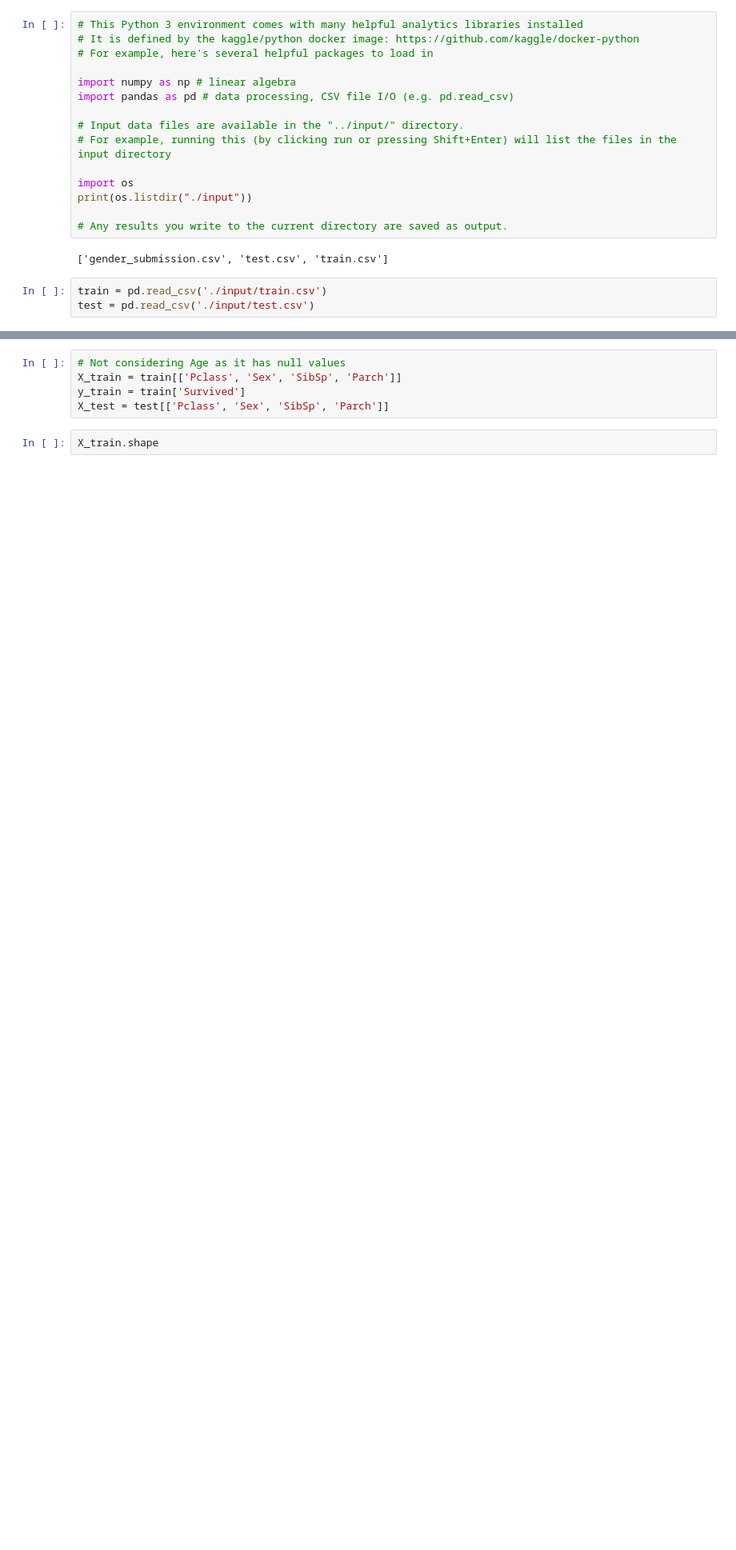
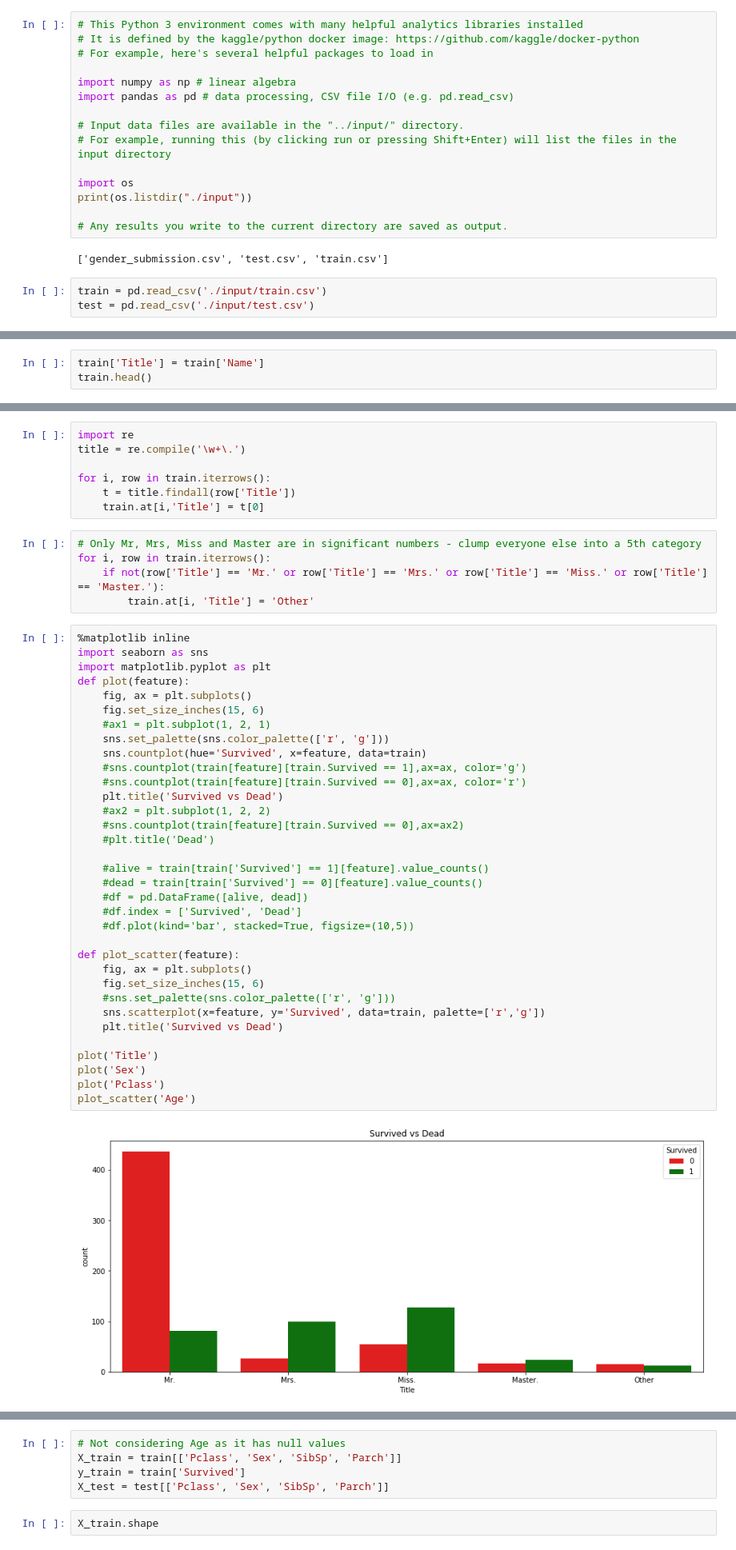
Before and after one commit to hsaikia/Kaggle-notebooks, a Jupyter notebook: titanic/titanic.ipynb, the cells around one changed output, grey strips where cells are left out. Shown: that part at 80% size. Saved outputs shown, nothing was run; the diff lists cells and outputs as text; blank space fills up the shorter version.

Commit message:
Visualizing some more

```diff
--- a/titanic/titanic.ipynb
+++ b/titanic/titanic.ipynb
@@ -29,0 +30,3 @@ test.head()
+# %%
+train['Title'] = train['Name']
+train.head()
@@ -29,0 +40,48 @@ test.head()
+# %%
+import re
+title = re.compile('\w+\.')
+
+for i, row in train.iterrows():
+    t = title.findall(row['Title'])
+    train.at[i,'Title'] = t[0]
+# %%
+# Only Mr, Mrs, Miss and Master are in significant numbers - clump everyone else into a 5th category
+for i, row in train.iterrows():
+    if not(row['Title'] == 'Mr.' or row['Title'] == 'Mrs.' or row['Title'] == 'Miss.' or row['Title'] == 'Master.'):
+        train.at[i, 'Title'] = 'Other'
+# %%
+%matplotlib inline
+import seaborn as sns
+import matplotlib.pyplot as plt
+def plot(feature):
+    fig, ax = plt.subplots()
+    fig.set_size_inches(15, 6)
+    #ax1 = plt.subplot(1, 2, 1)
+    sns.set_palette(sns.color_palette(['r', 'g']))
+    sns.countplot(hue='Survived', x=feature, data=train)
+    #sns.countplot(train[feature][train.Survived == 1],ax=ax, color='g')
+    #sns.countplot(train[feature][train.Survived == 0],ax=ax, color='r')
+    plt.title('Survived vs Dead')
+    #ax2 = plt.subplot(1, 2, 2)
+    #sns.countplot(train[feature][train.Survived == 0],ax=ax2)
+    #plt.title('Dead')
+
+    #alive = train[train['Survived'] == 1][feature].value_counts()
+    #dead = train[train['Survived'] == 0][feature].value_counts()
+    #df = pd.DataFrame([alive, dead])
+    #df.index = ['Survived', 'Dead']
+    #df.plot(kind='bar', stacked=True, figsize=(10,5))
+
+def plot_scatter(feature):
+    fig, ax = plt.subplots()
+    fig.set_size_inches(15, 6)
+    #sns.set_palette(sns.color_palette(['r', 'g']))
+    sns.scatterplot(x=feature, y='Survived', data=train, palette=['r','g'])
+    plt.title('Survived vs Dead')
+
+plot('Title')
+plot('Sex')
+plot('Pclass')
+plot_scatter('Age')
+# %% [output]
+[figure, added]
```
Also changed, not shown: parts of 3 cells of this notebook.
